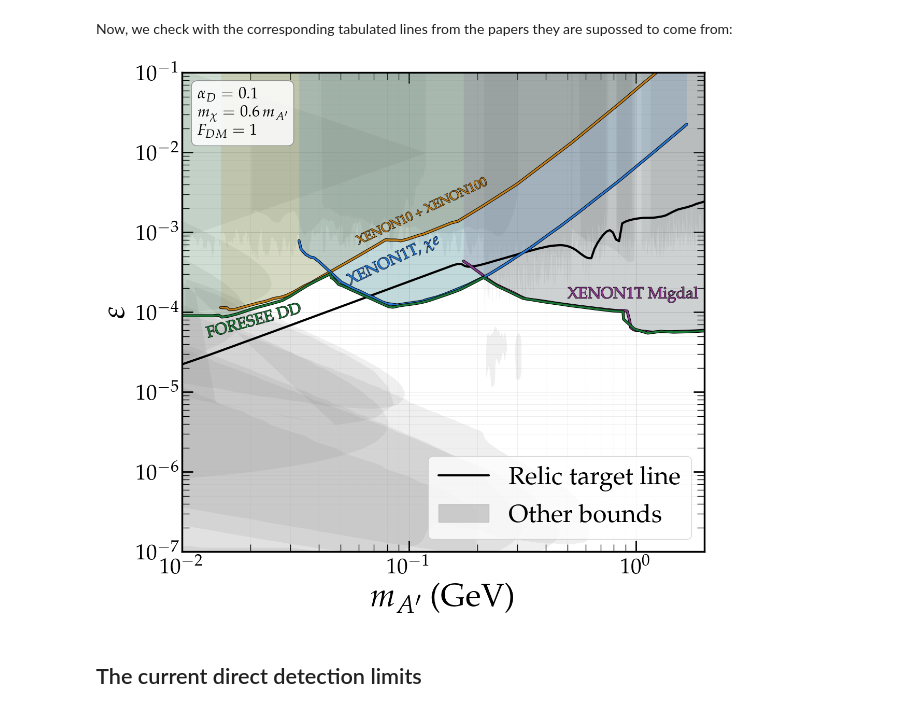
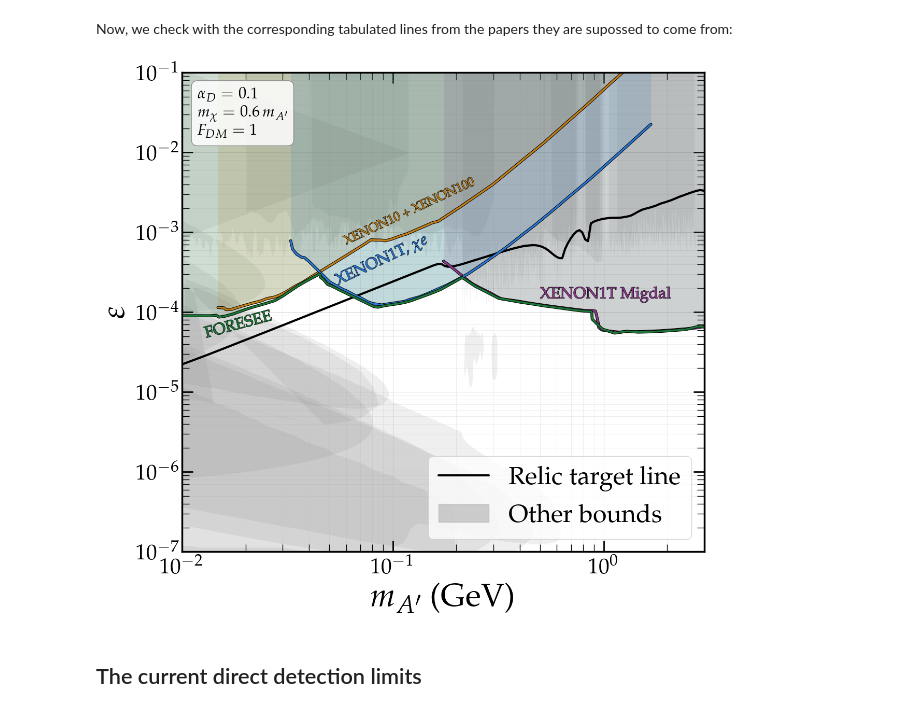
Before and after one commit to sgogoeg/bcgs_internship, a Jupyter notebook: Code/Direct_detection.ipynb, the cells around one changed output. Saved outputs shown, nothing was run; the diff lists cells and outputs as text; code cells hidden in the pictures.

```diff
--- a/Code/Direct_detection.ipynb
+++ b/Code/Direct_detection.ipynb
@@ -49,7 +49,7 @@ def PlotConstraint(ax, x, y = None, lw = 2.5, filled = True, fill_zorder = 1,
 
 
 def SetupAxes(ax, xlabel = r"$m_{A'}$ (GeV)", ylabel = r"$\varepsilon$",
-              xlim = (1e-2, 2e0), ylim = (1e-7, 1e-1), logx = True, logy = True):
+              xlim = (1e-2, 3e0), ylim = (1e-7, 1e-1), logx = True, logy = True):
     """The (m_A', eps) frame; everything not set here comes from sty.mplstyle."""
     ax.set_xlabel(xlabel)
     ax.set_ylabel(ylabel)
@@ -284,7 +285,11 @@ ax.plot(ma_relic_w, eps_relic_w, color = C_RELIC,
 PlotOtherBounds(ax)
 
 PlotConstraint(ax, ma_DD_kling_line, eps_DD_kling_line, edgecolor = C_KLING,
-               label = r"FORESEE DD", label_pos = [1.1e-2, 1.6e-4], rotation = 0)
+               label = r"FORESEE", label_pos = [1.2e-2, 1.6e-4], rotation = 0)
+
+ParamBox(ax, [r"$\alpha_D = %g$" % alphaD,
+              r"$m_\chi = %g\, m_{A'}$" % mchi_over_ma,
+              r"$F_{DM} = 1$"])
 
 ax.legend(loc = 'lower right')
 
@@ -302,7 +307,7 @@ Now, we check with the corresponding tabulated lines from the papers they are su
 
 # Xenon 1T Migdal:
 
-data_XENON1T_migdal = np.loadtxt("data/Kling/DD_separate/XENON1T-Migdal.txt")
+data_XENON1T_migdal = np.loadtxt("data/Final DD/XENON1T-Migdal.txt")
 
 mass_data_XENON1T_migdal = data_XENON1T_migdal[:, 0]
 sigmasidataGeV_XENON1T_migdal = data_XENON1T_migdal[:, 1] * cm2_to_GeVm2
@@ -312,8 +317,6 @@ mlims_migdal, eplims_migdal = eps_dd_limit(ma_dd, mchi_dd,
                                            sigmasidataGeV_XENON1T_migdal)
 
 ### The combined XENON10 + XENON100 electron recoil limit,
-
-MeV_to_GeV = 1e-3
 
 data_xe10and100 = np.loadtxt("data/Kling/DD_separate/Xenon10and100.csv",
                              delimiter = ",")
@@ -344,35 +347,35 @@ SetupAxes(ax)
 
 ax.plot(ma_relic_w, eps_relic_w, color = C_RELIC,
         label = r"Relic target line")
 
 PlotOtherBounds(ax)
 
 
 PlotConstraint(ax, mlims_migdal, eplims_migdal, edgecolor = '#8c3a8c',
                label = r"XENON1T Migdal", label_pos = [5e-1, 1.5e-4],
                rotation = 0)
 
 PlotConstraint(ax, mlims_xe10and100, eplims_xe10and100, edgecolor = '#c47f17',
                label = r"XENON10 + XENON100", label_pos = [6e-2, 7e-4],
                fontsize = 18, rotation=25)
 
 PlotConstraint(ax, mlims_xe1t_e, eplims_xe1t_e, edgecolor = '#2a78d6',
                label = r"XENON1T, $\chi e$", label_pos = [5.5e-2, 2.2e-4],
                rotation=25)
 
 PlotConstraint(ax, ma_DD_kling_line, eps_DD_kling_line, edgecolor = C_KLING,
-               label = r"FORESEE DD", label_pos = [1.3e-2, 4.8e-5], rotation = 15)
+               label = r"FORESEE", label_pos = [1.3e-2, 4.8e-5], rotation = 15)
 
 ParamBox(ax, [r"$\alpha_D = %g$" % alphaD,
               r"$m_\chi = %g\, m_{A'}$" % mchi_over_ma,
               r"$F_{DM} = 1$"])
 
 ax.legend(loc = 'lower right')
 
 #plt.savefig("figures/DD_line_Kling_decomposed.pdf", bbox_inches='tight')
 plt.show()
 # %% [output]
-[figure, old version]
+[figure, new version]
 # %% [markdown]
 ## The current direct detection limits
 # %%
```
Also changed, not shown: parts of 8 cells of this notebook, 12 other files.
